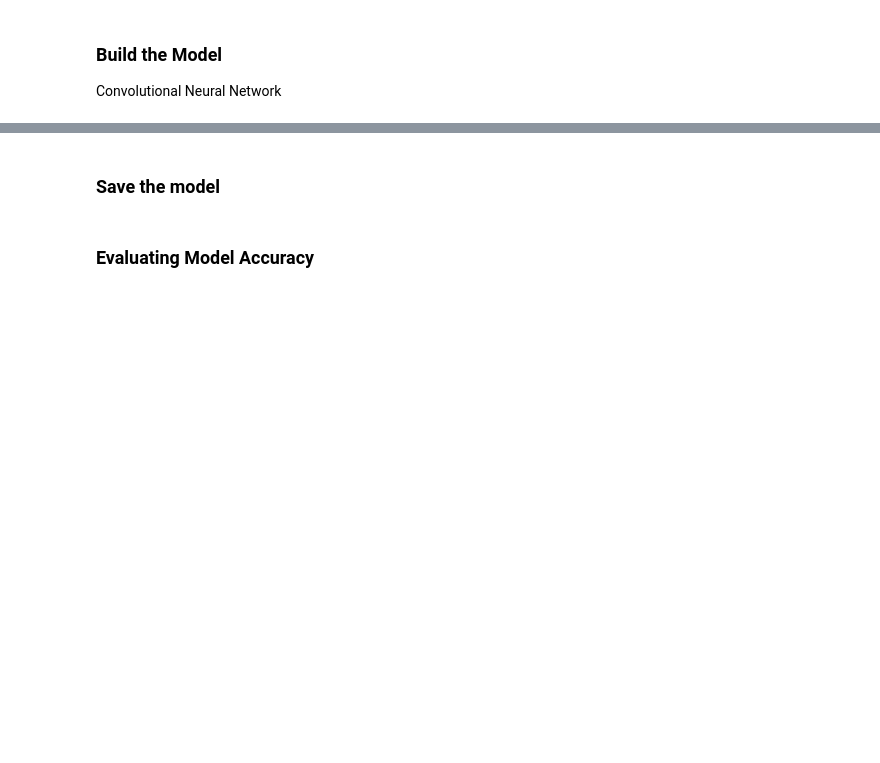
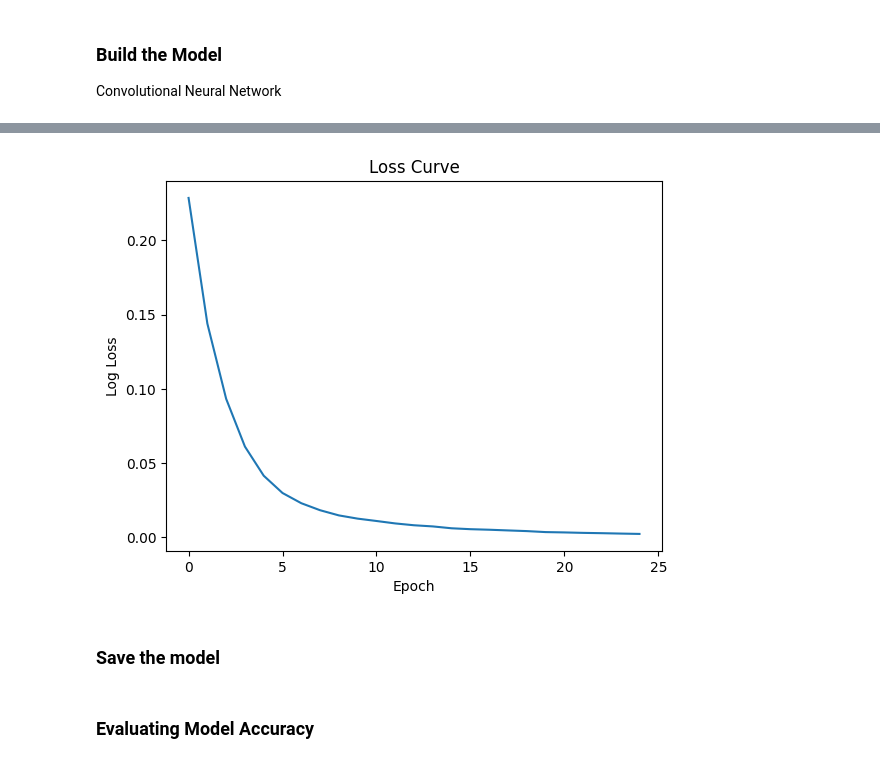
Before and after one commit to Deeeeelan/Deepfake-Audio-Detector, a Jupyter notebook: notebooks/neural_network.ipynb, the cells around one changed output, grey strips where cells are left out. Drawn from its saved outputs; the diff is of its cells as text; code cells hidden in the pictures; blank space fills up the shorter version.

Commit message:
Add nn model visualization and set seed

```diff
--- a/notebooks/neural_network.ipynb
+++ b/notebooks/neural_network.ipynb
@@ -195,31 +217,34 @@ optimizer = optim.SGD(net.parameters(),
                     lr=0.001,
                     weight_decay=0.0001)
 
+loss_hist = []
+def train_model():
+    net.train()
+    print("Beginning Training:")
+    for epoch in range(n_epoch):
+        running_loss = 0.0
 
-loss_hist = []
-net.train()
-print("Beginning Training:")
-for epoch in range(n_epoch):
-    running_loss = 0.0
+        for i, data in enumerate(training_loader, 0):
+            inputs, labels = data[0].to(device), data[1].to(device)
 
-    for i, data in enumerate(training_loader, 0):
-        inputs, labels = data[0].to(device), data[1].to(device)
+            optimizer.zero_grad()
 
-        optimizer.zero_grad()
+            outputs = net(inputs)
+            loss = criterion(outputs, labels)
+            loss.backward()
+            optimizer.step()
 
-        outputs = net(inputs)
-        loss = criterion(outputs, labels)
-        loss.backward()
-        optimizer.step()
+            running_loss += loss.item()
 
-        running_loss += loss.item()
+        loss_hist.append(running_loss / len(training_loader))
+        print(f'Epoch: {epoch+1}, loss: {running_loss}')
+    print('Finished Training')
 
-    loss_hist.append(running_loss / len(training_loader))
-    print(f'Epoch: {epoch+1}, loss: {running_loss}')
-print('Finished Training')
+train_model()
 
 plt.plot(loss_hist)
 plt.title('Loss Curve')
 plt.xlabel('Epoch')
 plt.ylabel('Log Loss')
 plt.show()
+# %% [output]
@@ -226,3 +268,4 @@ plt.show()
+[figure, added]
 # %% [markdown]
 ### Save the model
 # %%
```
Also changed, not shown: parts of 14 cells of this notebook, 4 other files.
